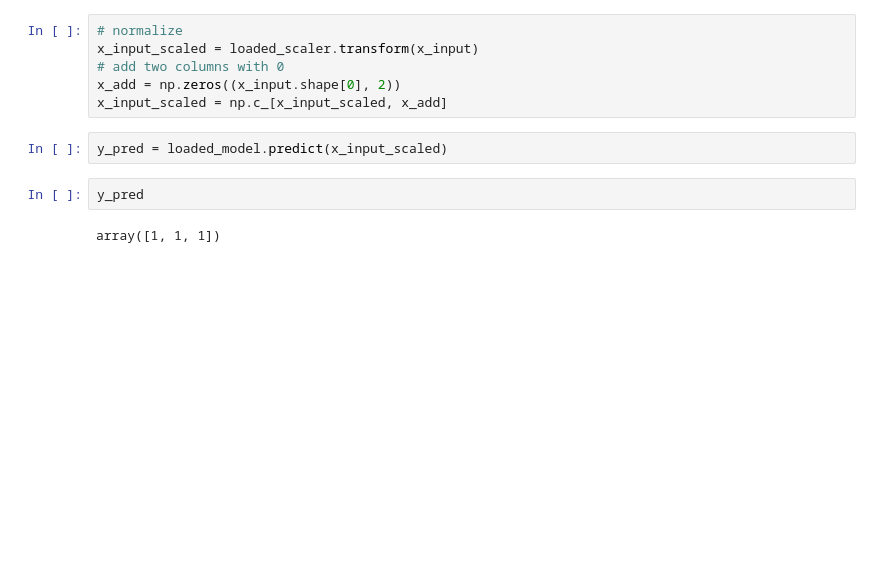
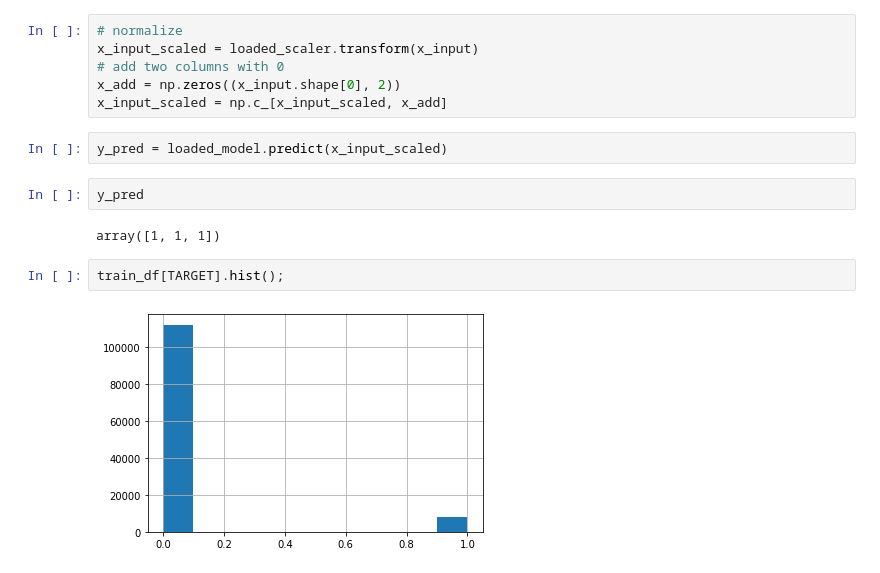
Before and after one commit to luigisaetta/credit_scoring, a Jupyter notebook: xgboost.ipynb, the cells around one changed output. Cells and saved outputs as stored; diff of their text form; blank space fills up the shorter version.

```diff
--- a/xgboost.ipynb
+++ b/xgboost.ipynb
@@ -253,3 +260,7 @@ y_pred = loaded_model.predict(x_input_scaled)
 y_pred
 # %% [output]
 array([1, 1, 1])
+# %%
+train_df[TARGET].hist();
+# %% [output]
+[figure, added]
```
Also changed, not shown: parts of 7 cells of this notebook, 19 other files.
